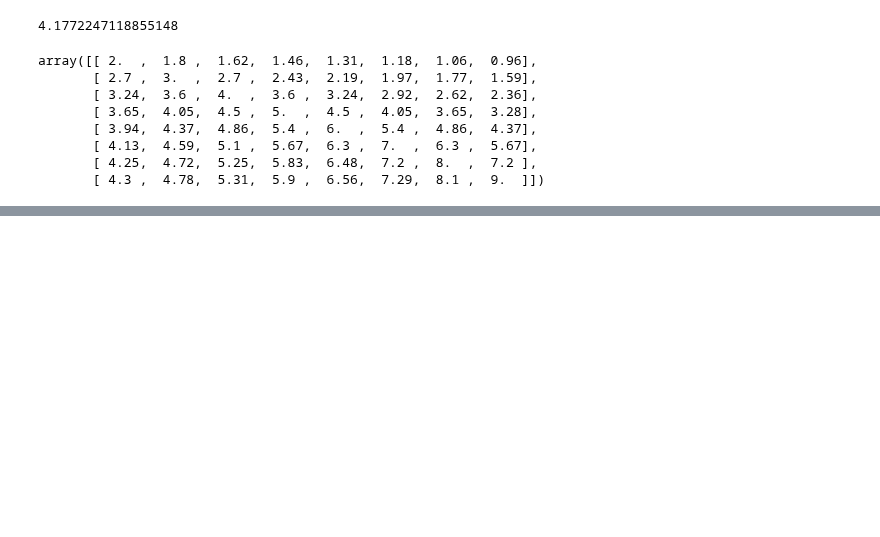
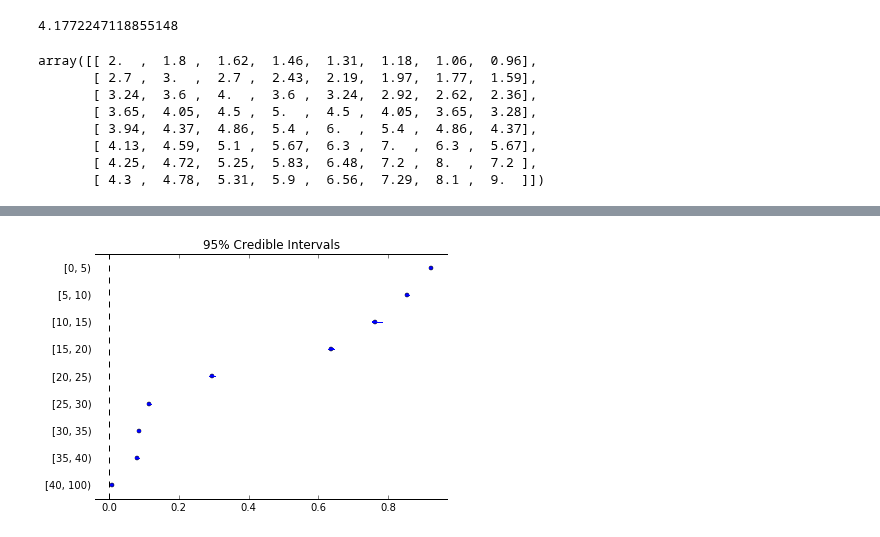
Before and after one commit to fonnesbeck/SaoPauloMeasles, a Jupyter notebook: Simple Measles Model (Matrix beta).ipynb, the cells around one changed output, grey strips where cells are left out. Saved outputs shown, nothing was run; the diff lists cells and outputs as text; code cells hidden in the pictures; blank space fills up the shorter version.

```diff
--- a/Simple Measles Model (Matrix beta).ipynb
+++ b/Simple Measles Model (Matrix beta).ipynb
@@ -590 +611,5 @@ Matplot.summary_plot(M.natural_susc)
+# %%
+Matplot.summary_plot(M.natural_susc, chain=chain, custom_labels=age_groups)
+# %% [output]
+[figure, added]
 # %%
```
Also changed, not shown: parts of 21 cells of this notebook.
